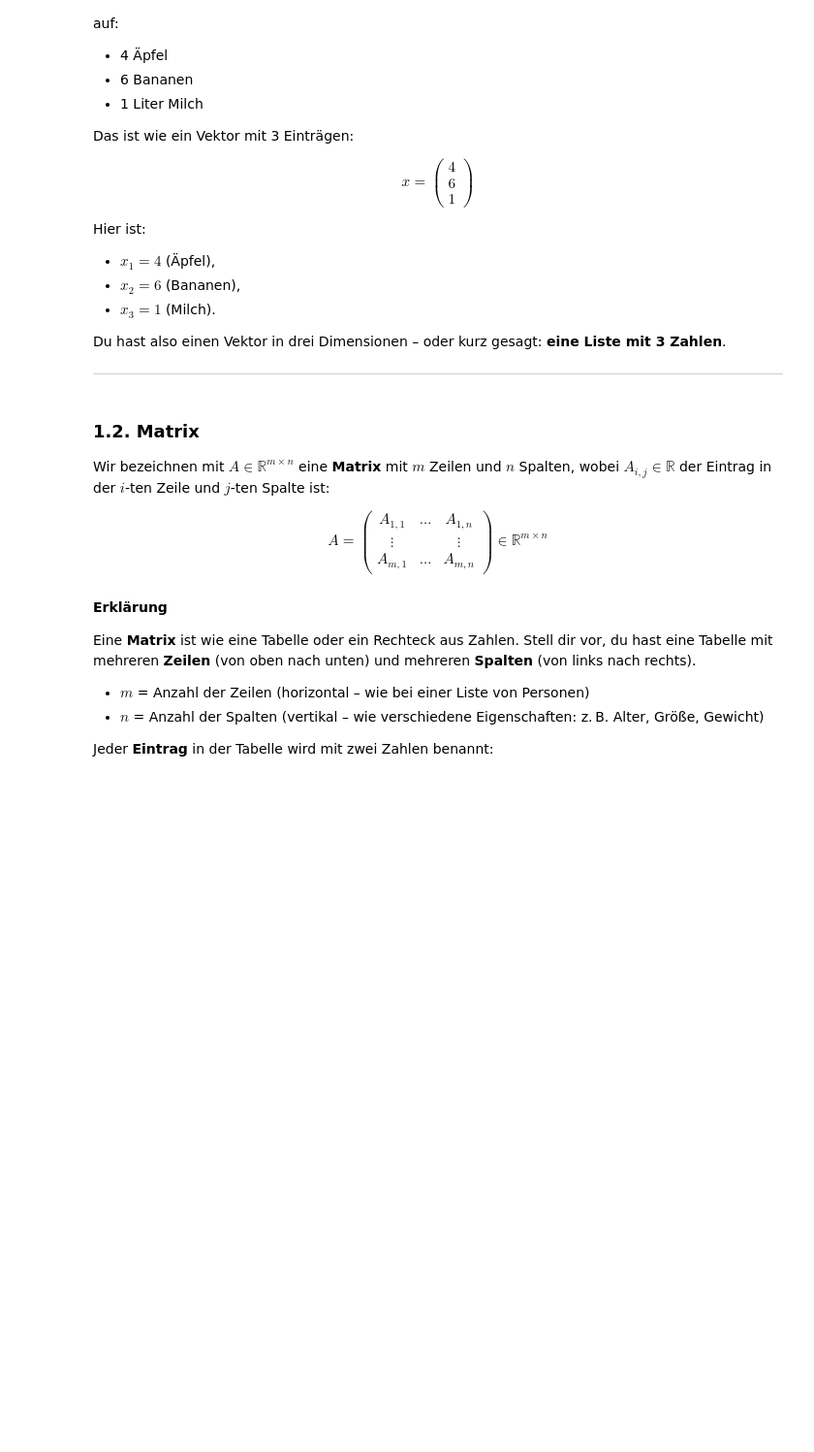
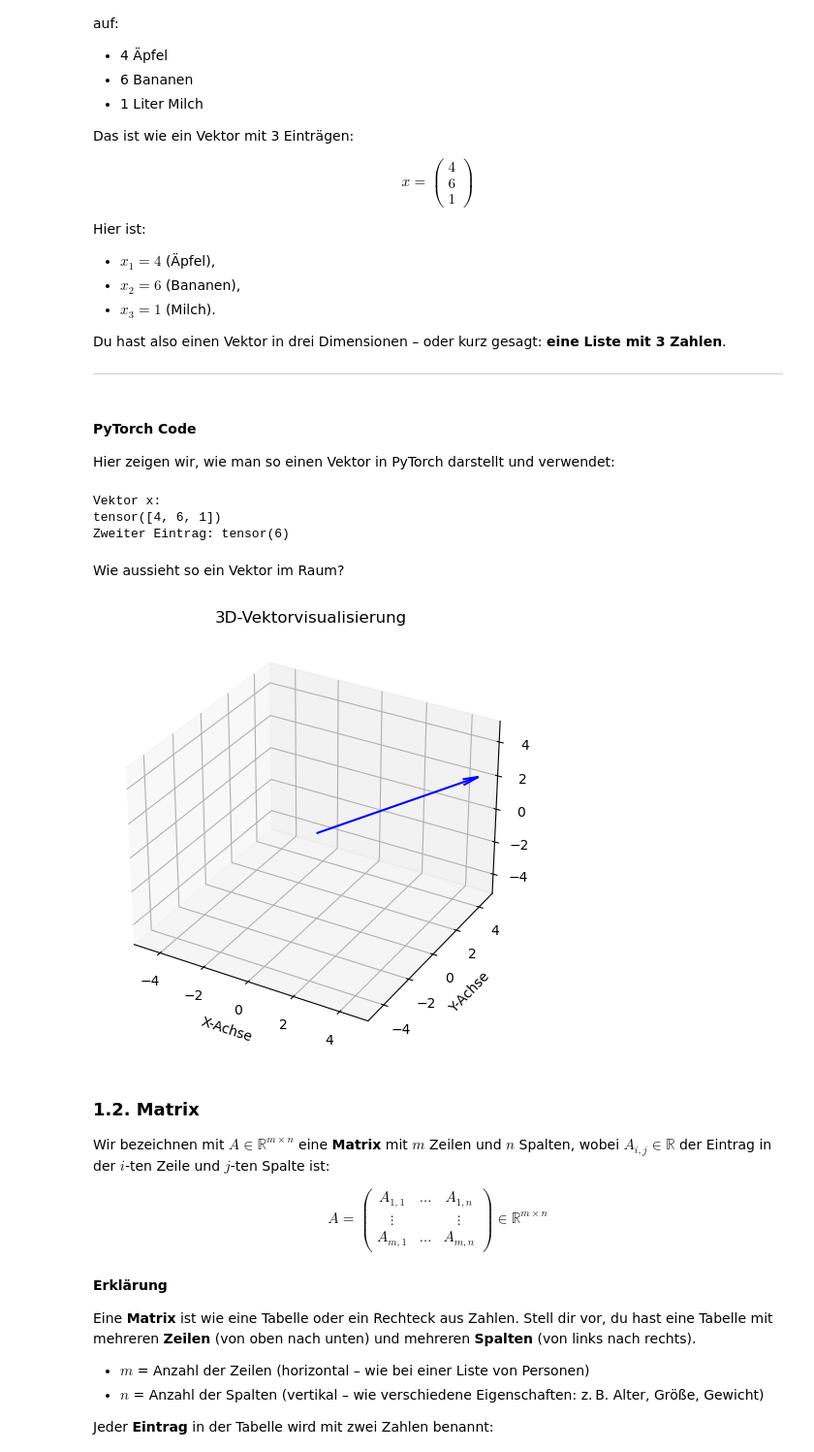
Before and after one commit to nguyenhongquy/nlp-intro, a Jupyter notebook: content/math_refresher.ipynb, the cells around one changed output. Shown: that part at 97% size. Saved outputs shown, nothing was run; the diff lists cells and outputs as text; code cells hidden in the pictures; blank space fills up the shorter version.

```diff
--- a/content/math_refresher.ipynb
+++ b/content/math_refresher.ipynb
@@ -53,6 +53,68 @@ Hier ist:
 Du hast also einen Vektor in drei Dimensionen – oder kurz gesagt: **eine Liste mit 3 Zahlen**.
 
 ---
+# %% [markdown]
+#### PyTorch Code
+Hier zeigen wir, wie man so einen Vektor in PyTorch darstellt und verwendet:
+# %%
+# Wir importieren die PyTorch-Bibliothek, um mit Tensoren (also Vektoren) zu arbeiten
+import torch
+
+# Ein Vektor mit 3 Einträgen
+# Das sind x-, y- und z-Koordinaten im Raum
+x = torch.tensor([4, 6, 1])
+
+print("Vektor x:")
+print(x)
+
+# Zugriff auf den zweiten Eintrag (Index 1, da bei 0 beginnend)
+print("Zweiter Eintrag:", x[1])
+# %% [output]
+Vektor x:
+tensor([4, 6, 1])
+Zweiter Eintrag: tensor(6)
+# %% [markdown]
+Wie aussieht so ein Vektor im Raum?
+# %%
+# Wir importieren matplotlib für das Zeichnen und insbesondere das 3D-Plot-Modul
+import matplotlib.pyplot as plt
+from mpl_toolkits.mplot3d import Axes3D
+
+# Wir erstellen ein neues Fenster für den Plot
+fig = plt.figure()
+# Wir fügen dem Plot eine 3D-Achse hinzu
+ax = fig.add_subplot(projection="3d")
+
+# Wir zeichnen den Vektor als Pfeil (quiver), der bei (0,0,0) startet
+# und in Richtung (x[0], x[1], x[2]) zeigt
+origin = [0,0,0]
+ax.quiver(
+    *origin,        # Startpunkt des Pfeils (Ursprung)
+    *x,             # Zielrichtung des Pfeils (Vektorkomponenten)
+    color="blue",   # Farbe des Pfeils
+    arrow_length_ratio=0.1  # Verhältnis der Pfeilspitze zur Länge
+    )
+
+# Achesenbeschriftungen und Bereich
+ax.set_xlim([-5,5])
+ax.set_ylim([-5,5])
+ax.set_zlim([-5,5])
+
+# Wir beschriften die Achsen mit Klartext
+ax.set_xlabel('X-Achse')
+ax.set_ylabel('Y-Achse')
+ax.set_zlabel('Z-Achse')
+
+# Wir geben dem Plot einen Titel
+ax.set_title('3D-Vektorvisualisierung')
+
+# Wir passen das Layout an, damit nichts abgeschnitten wird
+plt.tight_layout()
+
+# Wir zeigen den Plot an
+plt.show()
+# %% [output]
+[figure, added]
 # %% [markdown]
 ### 1.2. Matrix
 
```
Also changed, not shown: parts of 5 cells of this notebook.
